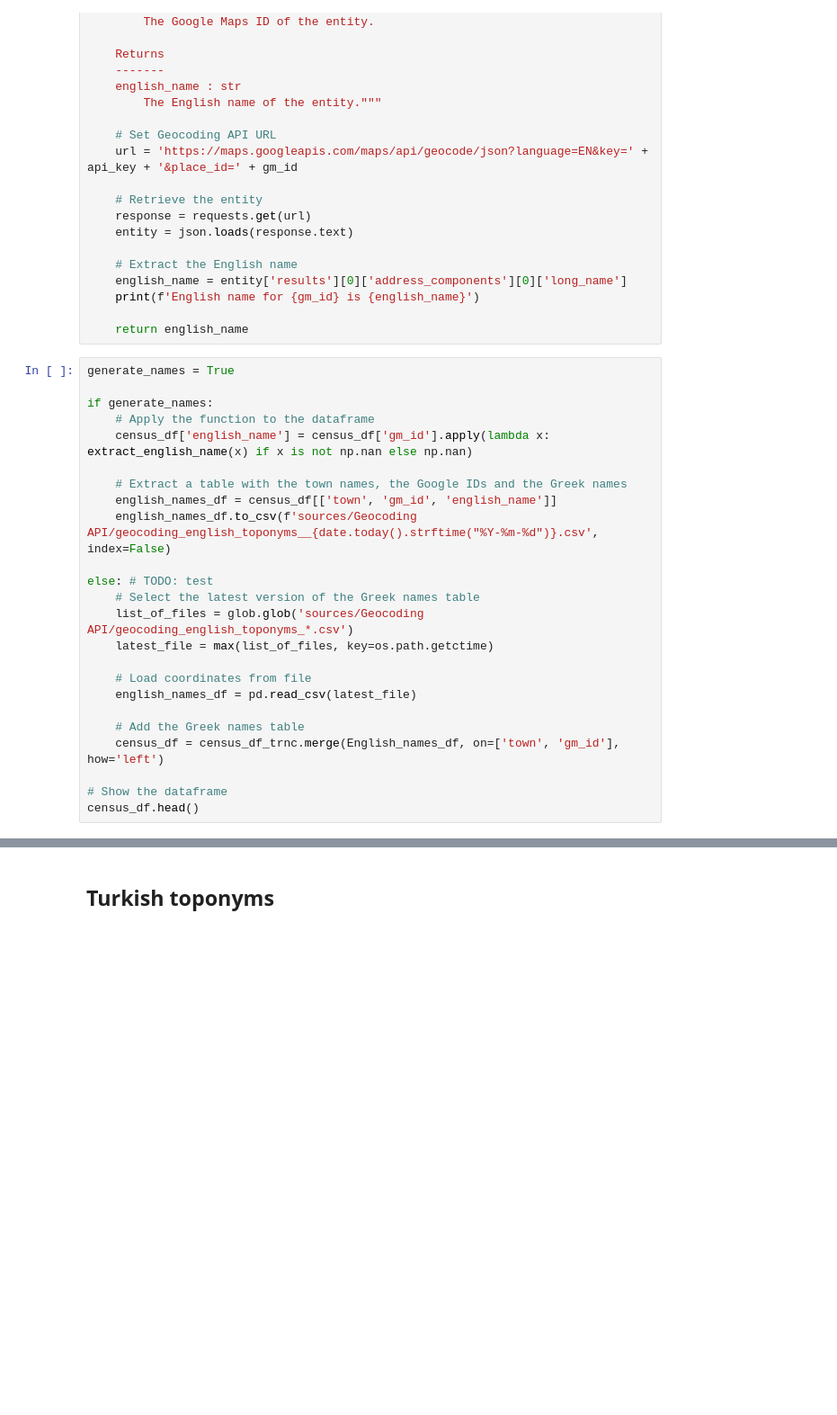
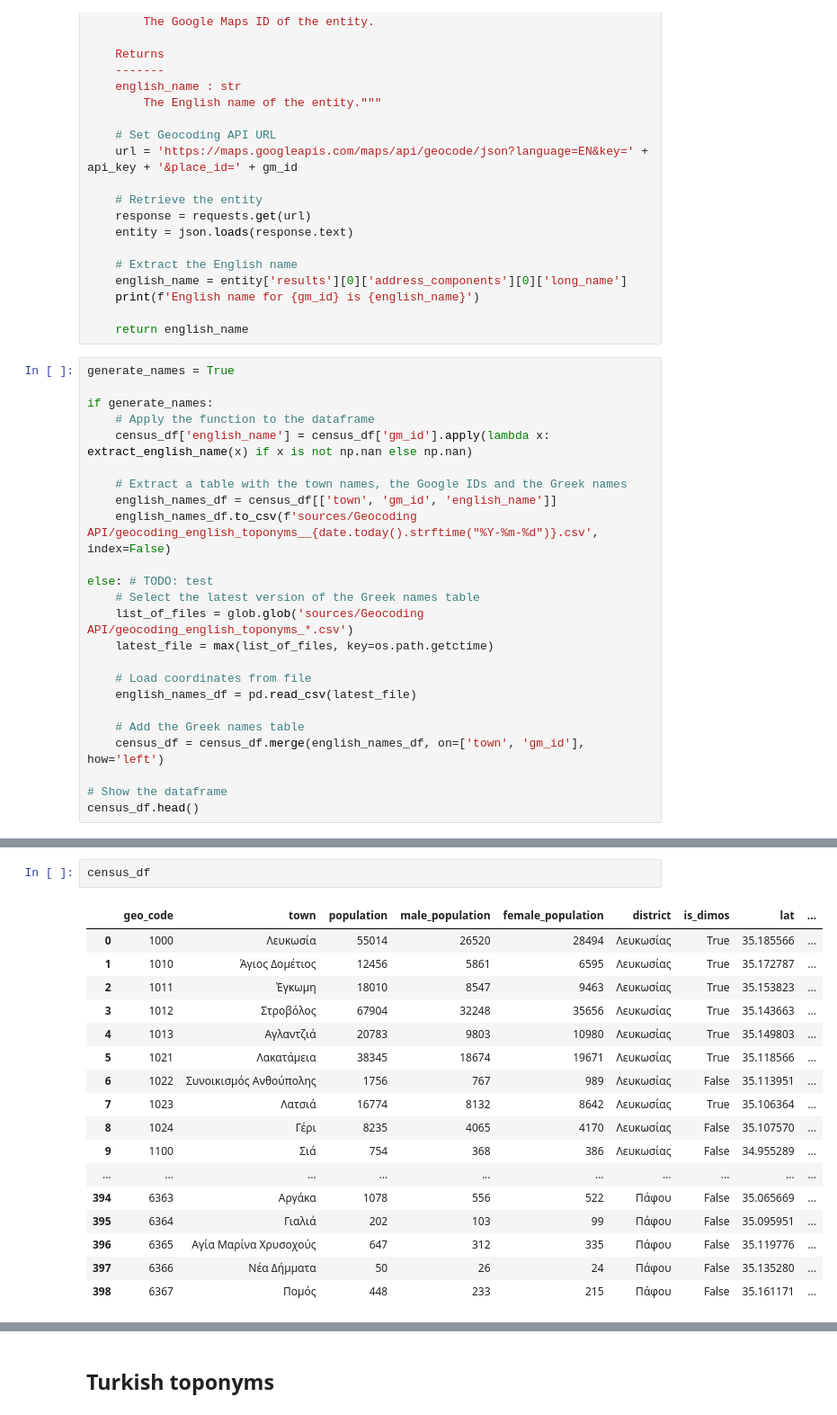
Before and after one commit to jgchaparro/CyprusDB, a Jupyter notebook: CyprusDB_generation.ipynb, the cells around one changed output, grey strips where cells are left out. Shown at 90% size. Saved outputs shown, nothing was run; the diff lists cells and outputs as text; blank space fills up the shorter version.

Commit message:
Adding English and Turkish toponyms

```diff
--- a/CyprusDB_generation.ipynb
+++ b/CyprusDB_generation.ipynb
@@ -440,7 +448,7 @@ else: # TODO: test
     english_names_df = pd.read_csv(latest_file)
 
     # Add the Greek names table
-    census_df = census_df_trnc.merge(English_names_df, on=['town', 'gm_id'], how='left')
+    census_df = census_df.merge(english_names_df, on=['town', 'gm_id'], how='left')
 
 # Show the dataframe
 census_df.head()
@@ -465,0 +479,20 @@ ConnectionError: ('Connection aborted.', RemoteDisconnected('Remote end closed c
+# %%
+census_df
+# %% [output]
+|  | geo_code | town | population | male_population | female_population | district | is_dimos | lat | ... |
+| 0 | 1000 | Λευκωσία | 55014 | 26520 | 28494 | Λευκωσίας | True | 35.185566 | ... |
+| 1 | 1010 | Άγιος Δομέτιος | 12456 | 5861 | 6595 | Λευκωσίας | True | 35.172787 | ... |
+| 2 | 1011 | Έγκωμη | 18010 | 8547 | 9463 | Λευκωσίας | True | 35.153823 | ... |
+| 3 | 1012 | Στροβόλος | 67904 | 32248 | 35656 | Λευκωσίας | True | 35.143663 | ... |
+| 4 | 1013 | Αγλαντζιά | 20783 | 9803 | 10980 | Λευκωσίας | True | 35.149803 | ... |
+| 5 | 1021 | Λακατάμεια | 38345 | 18674 | 19671 | Λευκωσίας | True | 35.118566 | ... |
+| 6 | 1022 | Συνοικισμός Ανθούπολης | 1756 | 767 | 989 | Λευκωσίας | False | 35.113951 | ... |
+| 7 | 1023 | Λατσιά | 16774 | 8132 | 8642 | Λευκωσίας | True | 35.106364 | ... |
+| 8 | 1024 | Γέρι | 8235 | 4065 | 4170 | Λευκωσίας | False | 35.107570 | ... |
+| 9 | 1100 | Σιά | 754 | 368 | 386 | Λευκωσίας | False | 34.955289 | ... |
+| ... | ... | ... | ... | ... | ... | ... | ... | ... | ... |
+| 394 | 6363 | Αργάκα | 1078 | 556 | 522 | Πάφου | False | 35.065669 | ... |
+| 395 | 6364 | Γιαλιά | 202 | 103 | 99 | Πάφου | False | 35.095951 | ... |
+| 396 | 6365 | Αγία Μαρίνα Χρυσοχούς | 647 | 312 | 335 | Πάφου | False | 35.119776 | ... |
+| 397 | 6366 | Νέα Δήμματα | 50 | 26 | 24 | Πάφου | False | 35.135280 | ... |
+| 398 | 6367 | Πομός | 448 | 233 | 215 | Πάφου | False | 35.161171 | ... |
```
Also changed, not shown: parts of 19 cells of this notebook, 5 other files.
